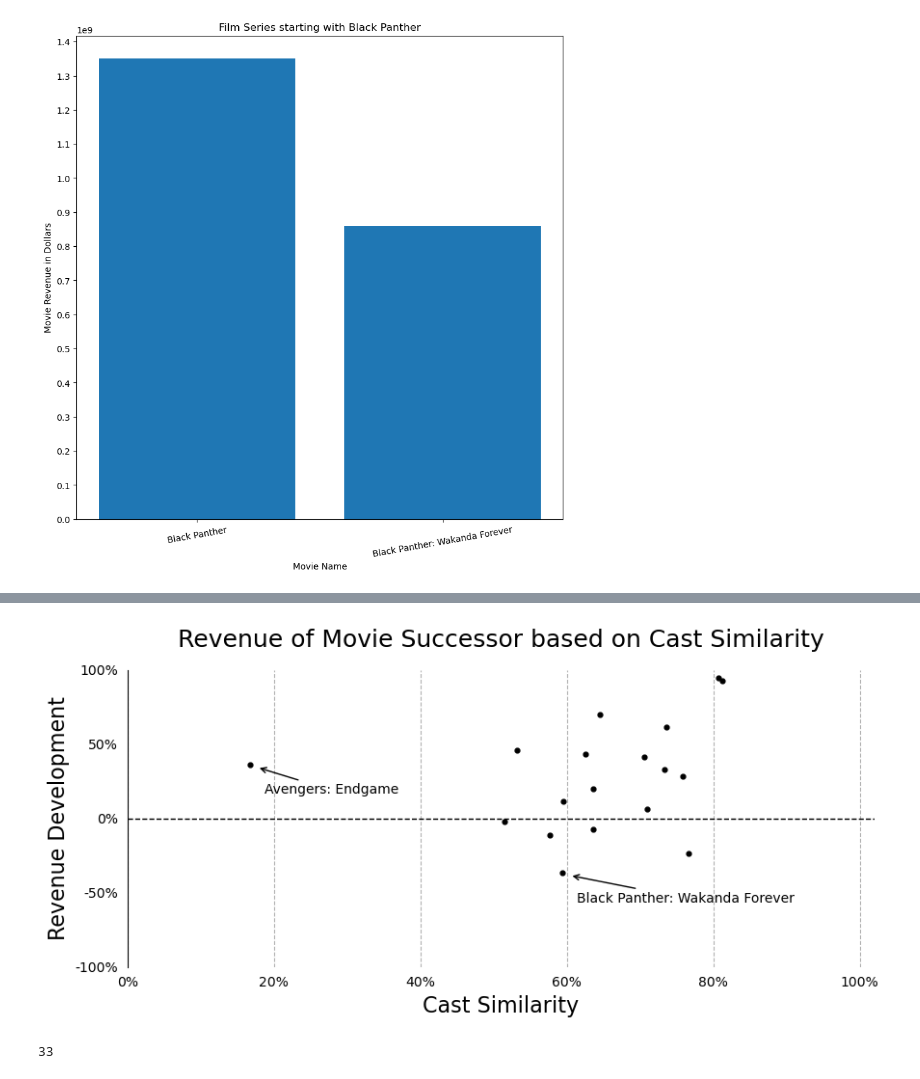
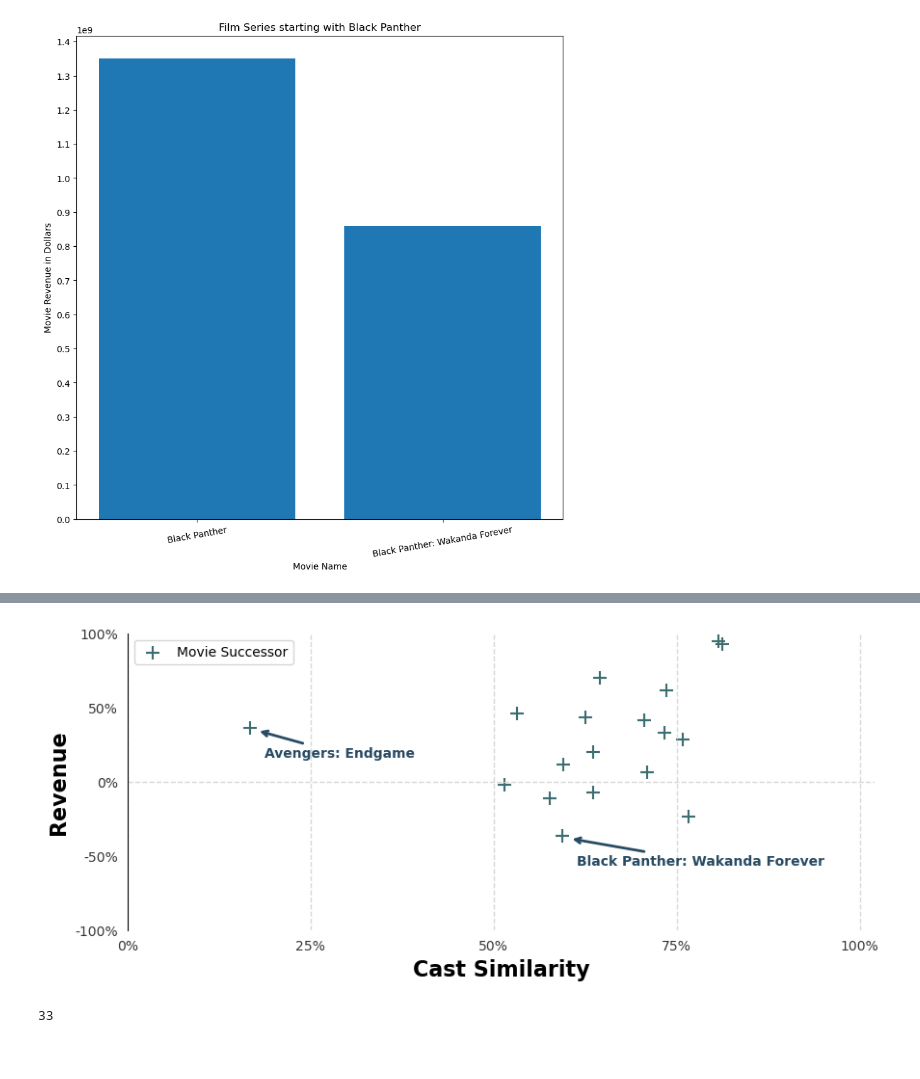
Before and after one commit to rizz-kings/data-in-the-wild, a Jupyter notebook: notebooks/filmseries.ipynb, the cells around one changed output, grey strips where cells are left out. Saved outputs shown, nothing was run; the diff lists cells and outputs as text; code cells hidden in the pictures.

```diff
--- a/notebooks/filmseries.ipynb
+++ b/notebooks/filmseries.ipynb
@@ -380,14 +380,15 @@ y = [movie_succession[2] * 100 for movie_succession in movie_successions]
 # plotting the scatter plot
 plt.figure(figsize=(10, 4))
 
-plt.scatter(x, y, c='black', s=12)
-plt.title('Revenue of Movie Successor based on Cast Similarity', fontdict={'fontsize': 18 }, y=1.05)
+# crosses
+plt.scatter(x, y, c='#3c6e71', s=100, marker='+', label='Movie Successor')
+# plt.title('Revenue of Movie Successor based on Cast Similarity', fontdict={'fontsize': 18 }, y=1.05)
 
-plt.xlabel('Cast Similarity', fontdict={'fontsize': 16})
+plt.xlabel('Cast Similarity', fontdict={'fontsize': 16, 'fontweight': 'bold'})
 # x scale from 0 to 100%
 plt.xlim(0, 102)
 
-plt.ylabel('Revenue Development', fontdict={'fontsize': 16})
+plt.ylabel('Revenue', fontdict={'fontsize': 16, 'fontweight': 'bold'})
 # y scale from -1 to 1
 plt.ylim(-100, 100)
 
@@ -400,55 +401,57 @@ plt.gca().spines['bottom'].set_visible(False)
 plt.gca().tick_params(axis='x', which='both', bottom=False)
 plt.gca().tick_params(axis='y', which='both', left=False)
 
-# plt.gca().xaxis.set_minor_locator(MultipleLocator(10))
-plt.gca().xaxis.set_major_locator(MultipleLocator(20))
+# plt.gca().xaxis.set_minor_locator(MultipleLocator(12.5))
+plt.gca().xaxis.set_major_locator(MultipleLocator(25))
 plt.gca().yaxis.set_major_locator(MultipleLocator(50))
 # plt.gca().grid(True, axis='y')
-plt.gca().grid(True, axis='x', which='major', linestyle='--')
+plt.gca().grid(True, axis='x', which='major', linestyle='--', c='#d9d9d9', lw=1)
+plt.gca().grid(True, axis='x', which='minor', linestyle='--', c='#d9d9d9', lw=0.5)
 # plt.gca().grid(True, axis='x', which='minor', linestyle='--')
 
-# percentage sign on x axis ticks
-plt.gca().set_xticklabels(['{:.0f}%'.format(x) for x in plt.gca().get_xticks()])
+# +/- percentage sign on x axis ticks
+plt.gca().set_xticklabels([ '{:.0f}%'.format(x) for x in plt.gca().get_xticks()], c='#353535')
 
 # percentage sign on y axis ticks
-plt.gca().set_yticklabels(['{:.0f}%'.format(x) for x in plt.gca().get_yticks()])
+plt.gca().set_yticklabels([f"{'+' if x > 0 else '-'}" + '{:.0f}%'.format(x) for x in plt.gca().get_yticks()], c='#353535')
 
 # horizontal line at 0
 
 annotated_indexes = [17, 9]
 # annotating the points
 for i, txt in enumerate([movie_succession[1] for movie_succession in movie_successions]):
     # plt.annotate(f"{i}-{txt}", (x[i], y[i]))
     if i in annotated_indexes:
-        plt.annotate(txt, (x[i] + 1 , y[i] - 2),  fontsize=10, arrowprops=dict(arrowstyle='->', color='black', lw=1), xytext=(x[i] + 2, y[i] - 20))
+        # bold
+        plt.annotate(txt, (x[i] + 1 , y[i] - 2),  fontsize=10, arrowprops=dict(arrowstyle='->', color='#284b63', lw=2), xytext=(x[i] + 2, y[i] - 20), c='#284b63', fontweight='bold')
 
-plt.axhline(y=0, c='black', ls='--', lw=1)
+plt.axhline(y=0, c='#d9d9d9', ls='--', lw=1)
 
 
 # removing outliers
 x = np.array(x)
 y = np.array(y)
 
 # removing the outliers
 z_scores = np.abs((x - np.mean(x)) / np.std(x))
 threshold = 3
 x = x[z_scores < threshold]
 y = y[z_scores < threshold]
 
 # fitting a linear regression line to the data with removed outliers
 m, b = np.polyfit(x, y, 1)
 
 x = np.arange(0, 100, 1)
 # plt.plot(x, m*x + b, c='red', lw=0.5, label='Linear Regression without Outliers')
 point = 20
 # plt.annotate("Linear Regression without Outliers", (point, m*point + b + 5),  fontsize=10, rotation=m*13, c='red')
 
-# plt.legend(loc='upper left', frameon=False)
+plt.legend(loc='upper left')
 
-plt.savefig(PLOT_FOLDER + "/scatter.png")
+plt.savefig(PLOT_FOLDER + "/revenue_vs_cast_similarity.png")
 plt.show()
 # %% [output]
-[figure, old version]
+[figure, new version]
 # %%
 len(df)
 # %% [output]
```
Also changed, not shown: 2 other files.
